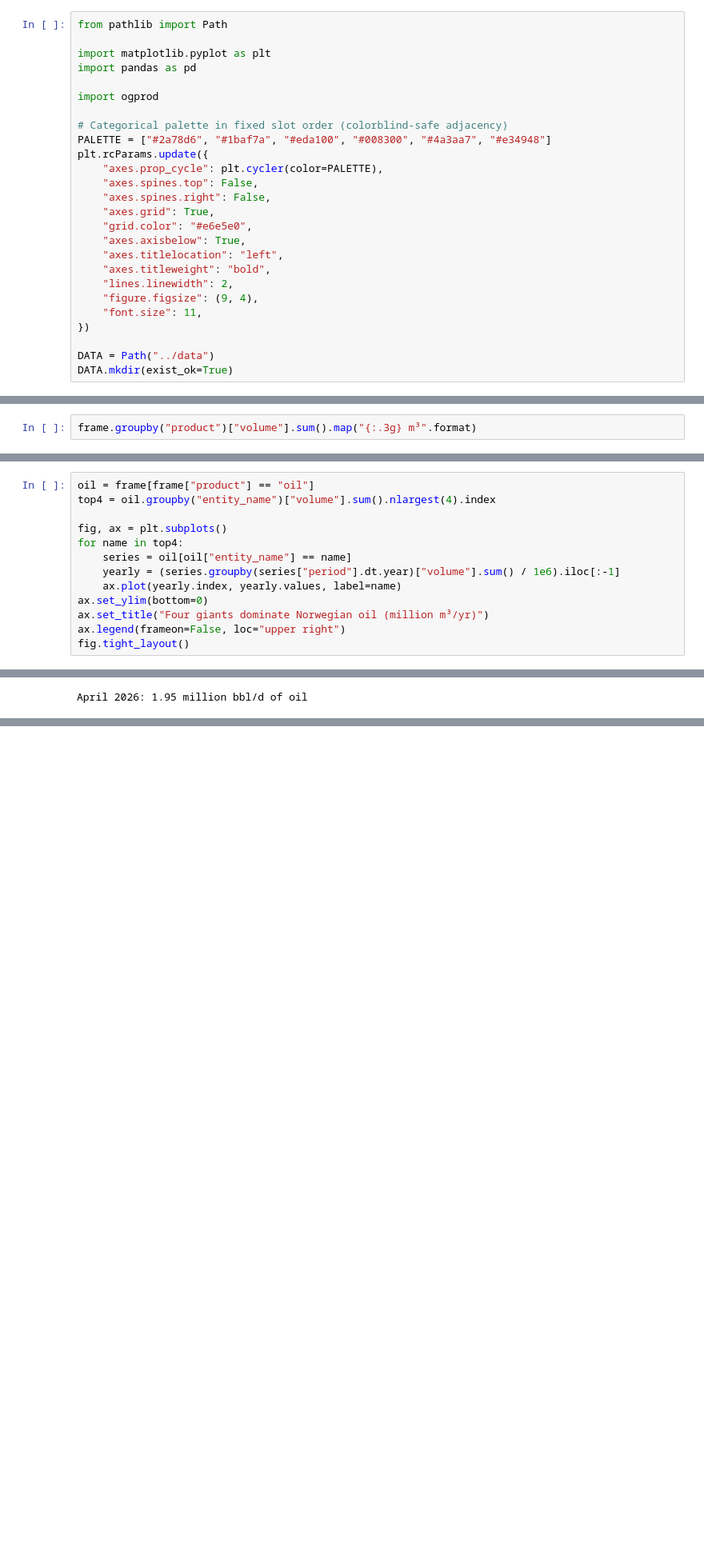
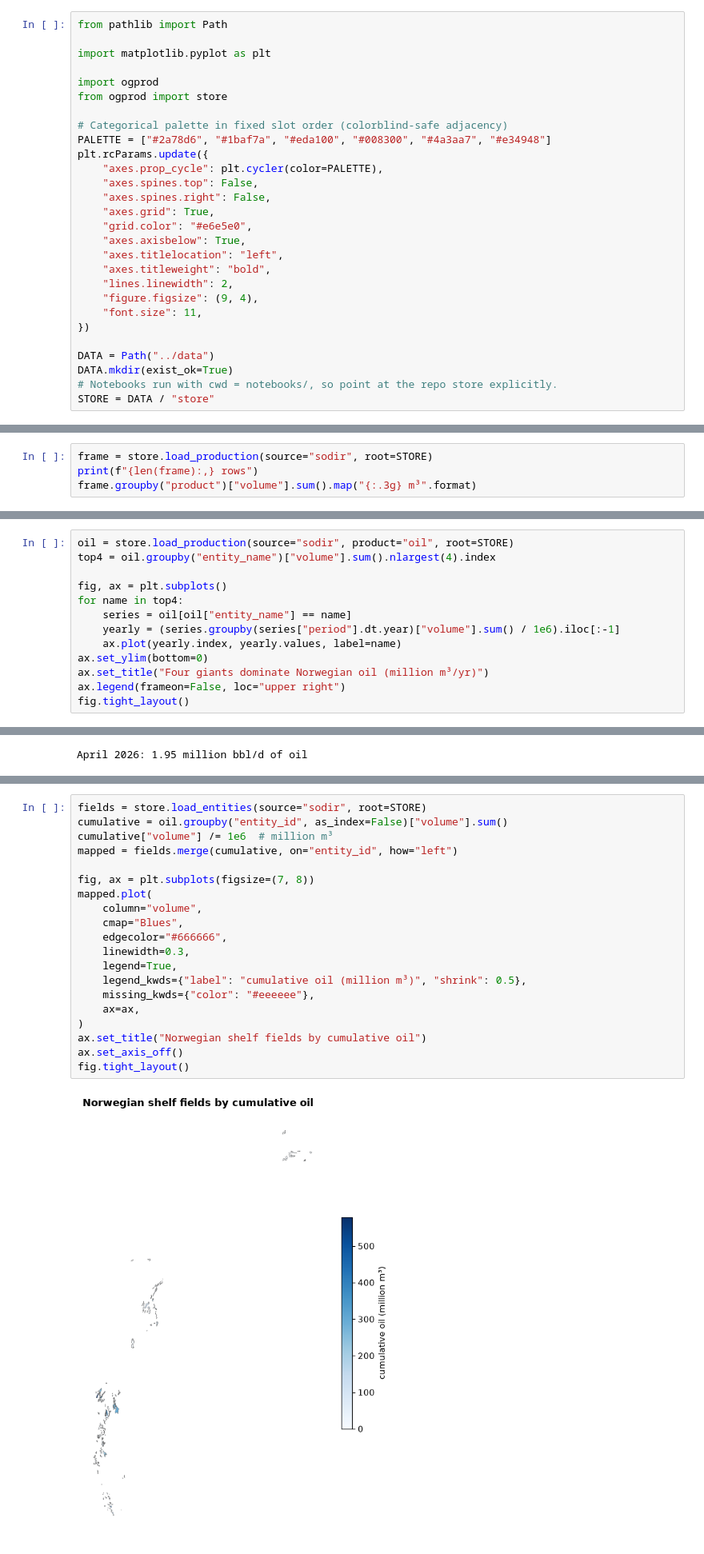
Before and after one commit to mralbu/ogprod, a Jupyter notebook: notebooks/01-quickstart-norway-sodir.ipynb, the cells around one changed output, grey strips where cells are left out. Shown at 80% size. Drawn from its saved outputs; the diff is of its cells as text; blank space fills up the shorter version.

```diff
--- a/notebooks/01-quickstart-norway-sodir.ipynb
+++ b/notebooks/01-quickstart-norway-sodir.ipynb
@@ -15,9 +17,9 @@ uv run --group notebooks jupyter lab
 from pathlib import Path
 
 import matplotlib.pyplot as plt
-import pandas as pd
 
 import ogprod
+from ogprod import store
 
 # Categorical palette in fixed slot order (colorblind-safe adjacency)
 PALETTE = ["#2a78d6", "#1baf7a", "#eda100", "#008300", "#4a3aa7", "#e34948"]
@@ -37,6 +39,8 @@ plt.rcParams.update({
 
 DATA = Path("../data")
 DATA.mkdir(exist_ok=True)
+# Notebooks run with cwd = notebooks/, so point at the repo store explicitly.
+STORE = DATA / "store"
 # %%
 ogprod.available()
 # %% [output]
@@ -63,4 +76,6 @@ The canonical frame is long-format: one row per `(entity, month, product)`,
 volumes **always in m³**. Norway reports five products:
 # %%
+frame = store.load_production(source="sodir", root=STORE)
+print(f"{len(frame):,} rows")
 frame.groupby("product")["volume"].sum().map("{:.3g} m³".format)
 # %% [output]
@@ -101,5 +118,5 @@ so end-of-line labels would collide.
 # %%
-oil = frame[frame["product"] == "oil"]
+oil = store.load_production(source="sodir", product="oil", root=STORE)
 top4 = oil.groupby("entity_name")["volume"].sum().nlargest(4).index
 
 fig, ax = plt.subplots()
@@ -127,0 +151,22 @@ April 2026: 1.95 million bbl/d of oil
+# %%
+fields = store.load_entities(source="sodir", root=STORE)
+cumulative = oil.groupby("entity_id", as_index=False)["volume"].sum()
+cumulative["volume"] /= 1e6  # million m³
+mapped = fields.merge(cumulative, on="entity_id", how="left")
+
+fig, ax = plt.subplots(figsize=(7, 8))
+mapped.plot(
+    column="volume",
+    cmap="Blues",
+    edgecolor="#666666",
+    linewidth=0.3,
+    legend=True,
+    legend_kwds={"label": "cumulative oil (million m³)", "shrink": 0.5},
+    missing_kwds={"color": "#eeeeee"},
+    ax=ax,
+)
+ax.set_title("Norwegian shelf fields by cumulative oil")
+ax.set_axis_off()
+fig.tight_layout()
+# %% [output]
+[figure, added]
```
Also changed, not shown: parts of 7 cells of this notebook, 7 other files.
